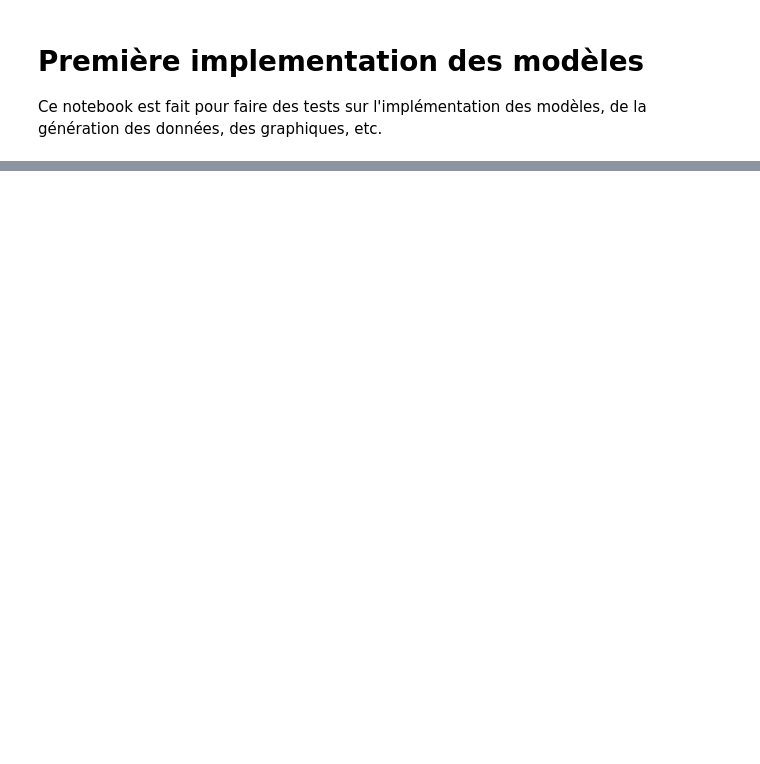
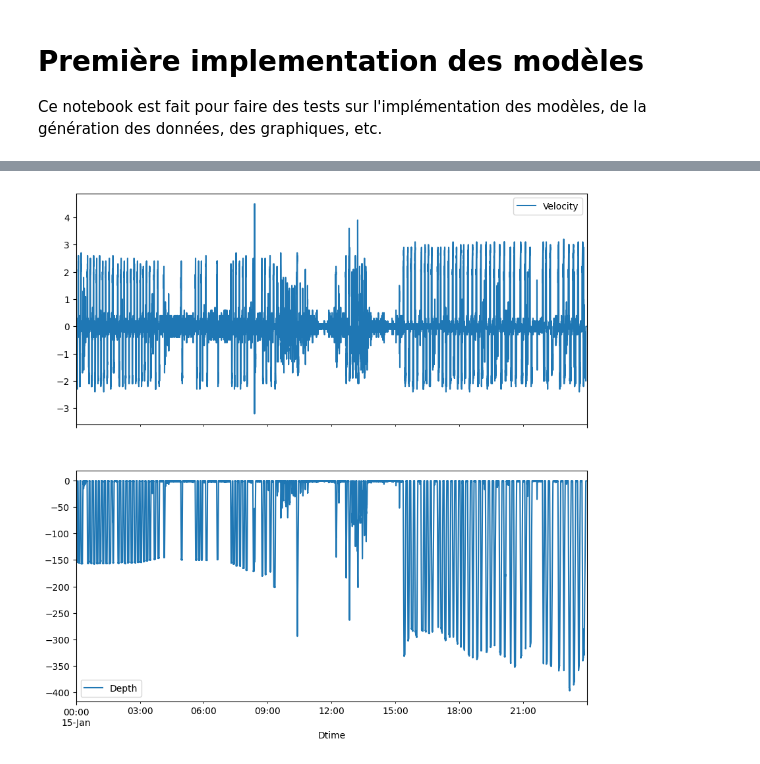
Before and after one commit to gwatkinson/smc_movement_models, a Jupyter notebook: notebooks/first_implementation.ipynb, the cells around one changed output, grey strips where cells are left out. Cells and saved outputs as stored; diff of their text form; code cells hidden in the pictures; blank space fills up the shorter version.

```diff
--- a/notebooks/first_implementation.ipynb
+++ b/notebooks/first_implementation.ipynb
@@ -65,0 +44,16 @@ def estimate_a1_a2_on_window(window, N=200, M=10, epsilon=0.1, alpha=0.5, **kwar
+# %%
+df = pd.read_csv("../data/clean_data.csv")
+# %%
+# day_str = "26/01/2008"
+day_str_min = "15/01/2008"
+day_str_max = "15/01/2008"
+mask_day = (df["Date"] >= day_str_min) & (df["Date"] <= day_str_max)
+day = df.loc[mask_day, ["Dtime", "Velocity", "Depth"]]
+day["Dtime"] = pd.to_datetime(day["Dtime"])
+# %%
+fig, (ax1, ax2) = plt.subplots(2, 1, sharex=True, figsize=(10, 10))
+
+day.plot(x="Dtime", y="Velocity", ax=ax1)
+day.plot(x="Dtime", y="Depth", ax=ax2);
+# %% [output]
+[figure, added]
```
Also changed, not shown: parts of 13 cells of this notebook.
